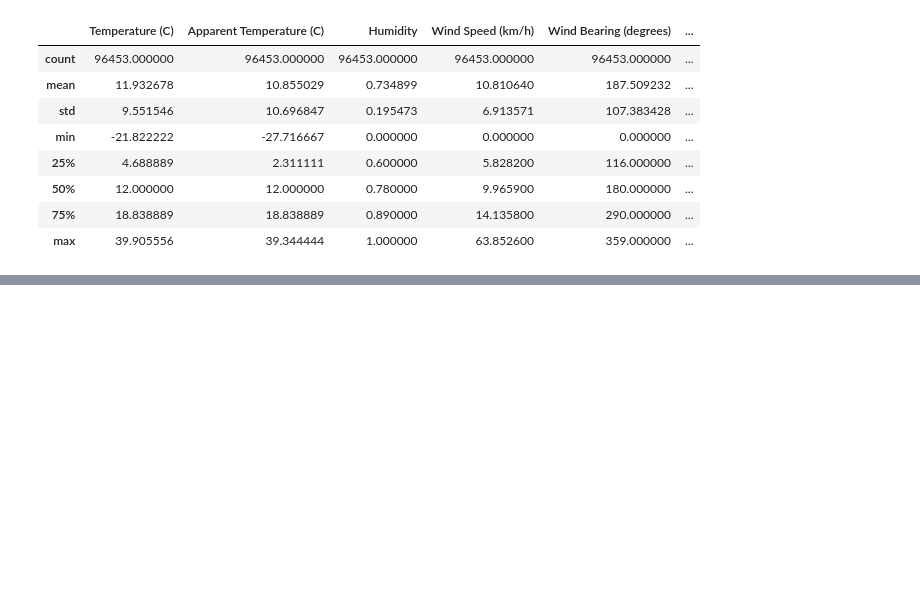
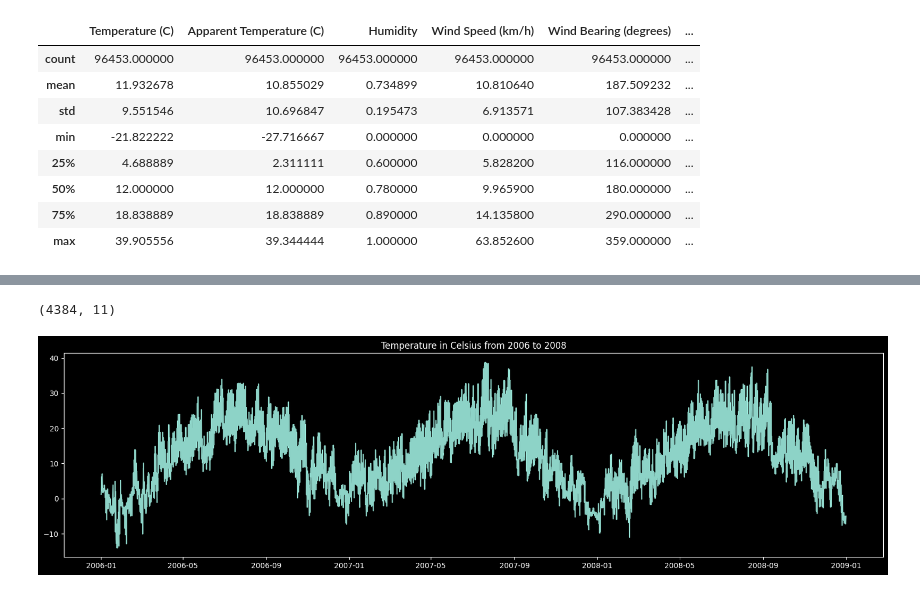
Before and after one commit to paltdariusz/pgm_project, a Jupyter notebook: EDA/data_preprocessing.ipynb, the cells around one changed output, grey strips where cells are left out. Saved outputs shown, nothing was run; the diff lists cells and outputs as text; code cells hidden in the pictures; blank space fills up the shorter version.

```diff
--- a/EDA/data_preprocessing.ipynb
+++ b/EDA/data_preprocessing.ipynb
@@ -67,0 +126,3 @@ plt.show()
+# %%
+filtered_df = sampled_df['2006-01-01':'2008-12-31']
+filtered_df.head()
@@ -67,0 +137,11 @@ plt.show()
+# %%
+filtered_df.shape
+# %% [output]
+(4384, 11)
+# %%
+plt.figure(figsize=(20, 5))
+plt.plot(filtered_df.index.values, filtered_df['Temperature (C)'].values)
+plt.title('Temperature in Celsius from 2006 to 2008')
+plt.show()
+# %% [output]
+[figure, added]
```
Also changed, not shown: parts of 18 cells of this notebook, 3 other files.
